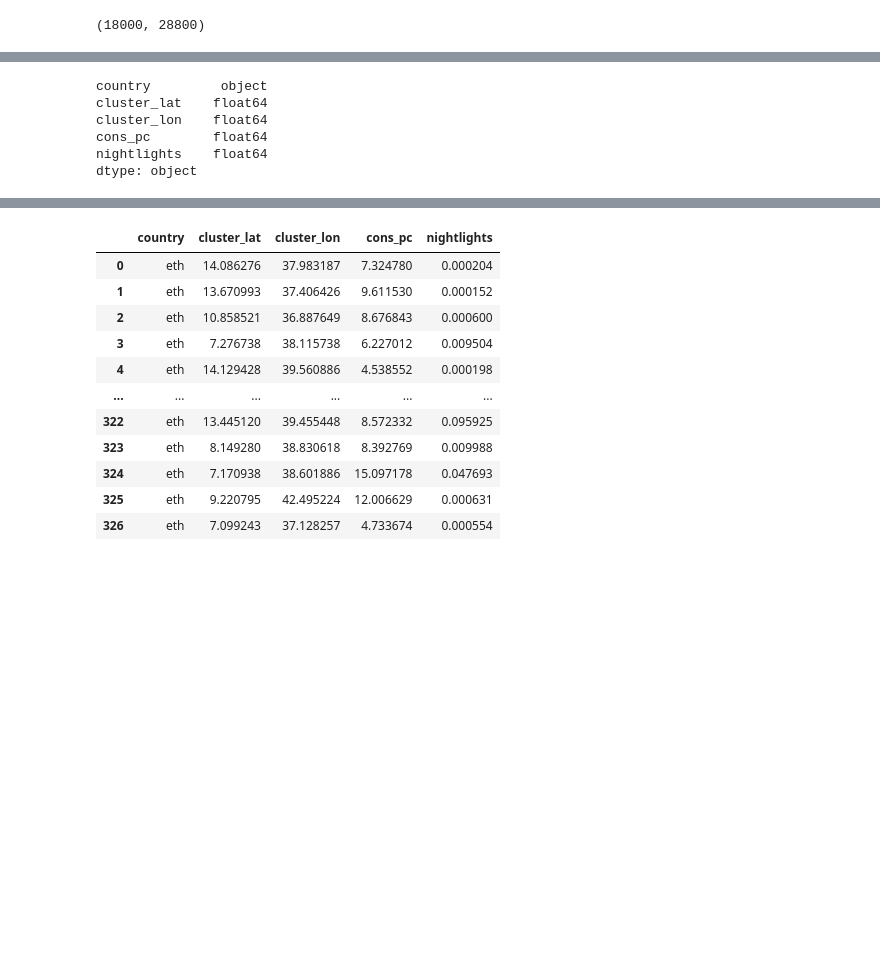
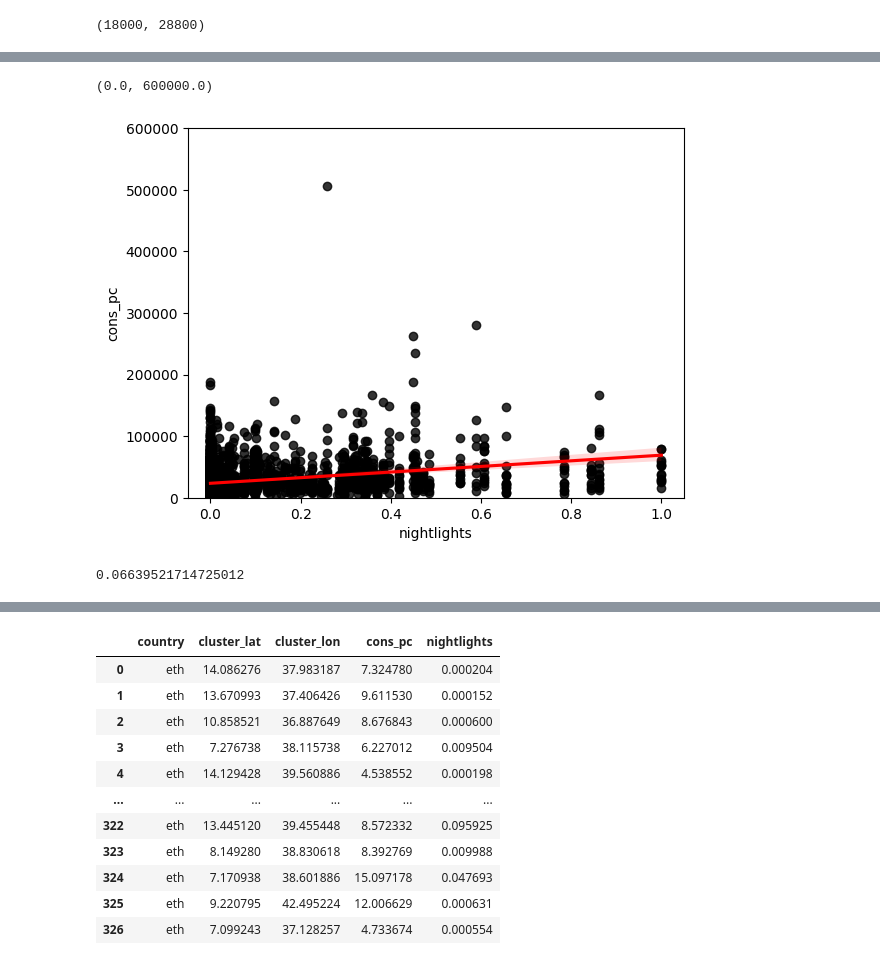
Before and after one commit to ladis-jil/Predicting-Economic-Activity-Satelite-Imagery, a Jupyter notebook: ML_model.ipynb, the cells around one changed output, grey strips where cells are left out. Saved outputs shown, nothing was run; the diff lists cells and outputs as text; code cells hidden in the pictures; blank space fills up the shorter version.

```diff
--- a/ML_model.ipynb
+++ b/ML_model.ipynb
@@ -158,0 +286,12 @@ dtype: object
+# %%
+scaler_m = MinMaxScaler()
+X = pd.DataFrame(scaler_m.fit_transform(m_df[['nightlights']]))
+y = m_df['cons_pc']
+# %%
+X.rename(columns={0:'nightlights'},inplace=True)
+# %%
+sns.regplot(m_df,x=X,y=y,scatter_kws={"color": "black"}, line_kws={"color": "red"})
+plt.ylim(0,600000)
+# %% [output]
+(0.0, 600000.0)
+[figure, added]
@@ -159,9 +306,34 @@ dtype: object
+# %%
+scores.mean()
+# %% [output]
+0.06639521714725012
 # %%
-# data.dtypes
+def drop_0s(df):
+    """
+    Elimina el 90% de las filas donde la columna 'nightlights' es igual a 0 de forma aleatoria.
+
+    Args:
+    df (pandas.DataFrame): DataFrame de entrada que contiene una columna 'nightlights'.
+
+    Returns:
+    pandas.DataFrame: DataFrame con el 90% de las filas con 'nightlights' igual a 0 eliminadas.
+    """
+    # Filtrar filas donde 'nightlights' es igual a 0
+    zero_nightlights = df[df['nightlights'] == 0]
+
+    # Calcular el número de filas a mantener (10% de las filas con 'nightlights' igual a 0)
+    n_keep = int(0.1 * len(zero_nightlights))
+
+    # Seleccionar aleatoriamente el 10% de las filas para mantener
+    rows_to_keep = zero_nightlights.sample(n=n_keep, random_state=42)
+
+    # Filtrar filas donde 'nightlights' no es igual a 0
+    non_zero_nightlights = df[df['nightlights'] != 0]
+
+    # Concatenar las filas no cero con las 10% de filas cero seleccionadas para mantener
+    new_df = pd.concat([non_zero_nightlights, rows_to_keep])
+
+    # Opcional: Reordenar el DataFrame final
+    new_df = new_df.sample(frac=1).reset_index(drop=True)
+
+    return new_df
-# %% [output]
-country         object
-cluster_lat    float64
-cluster_lon    float64
-cons_pc        float64
-nightlights    float64
-dtype: object
```
Also changed, not shown: parts of 34 cells of this notebook, 5 other files.
